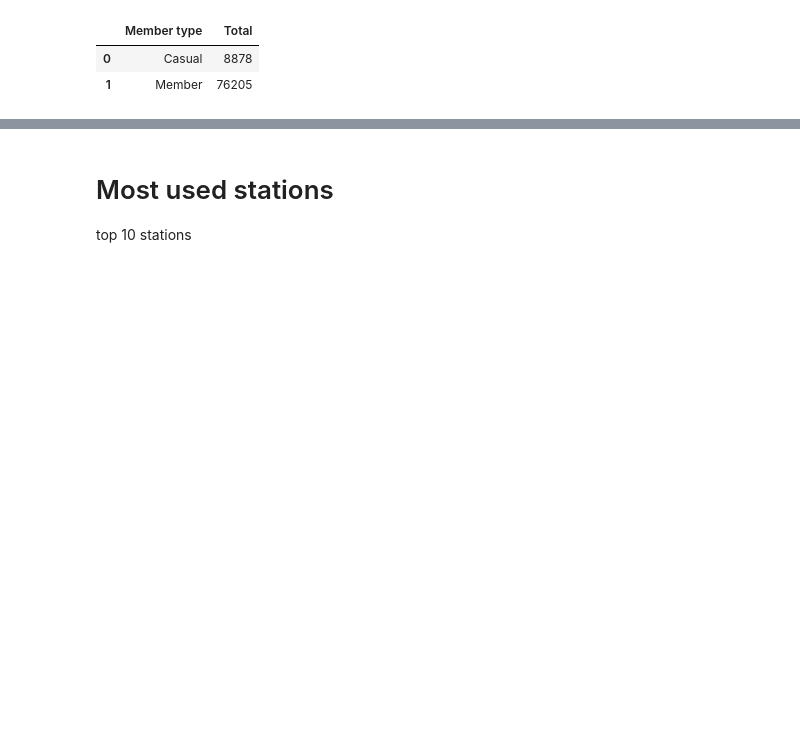
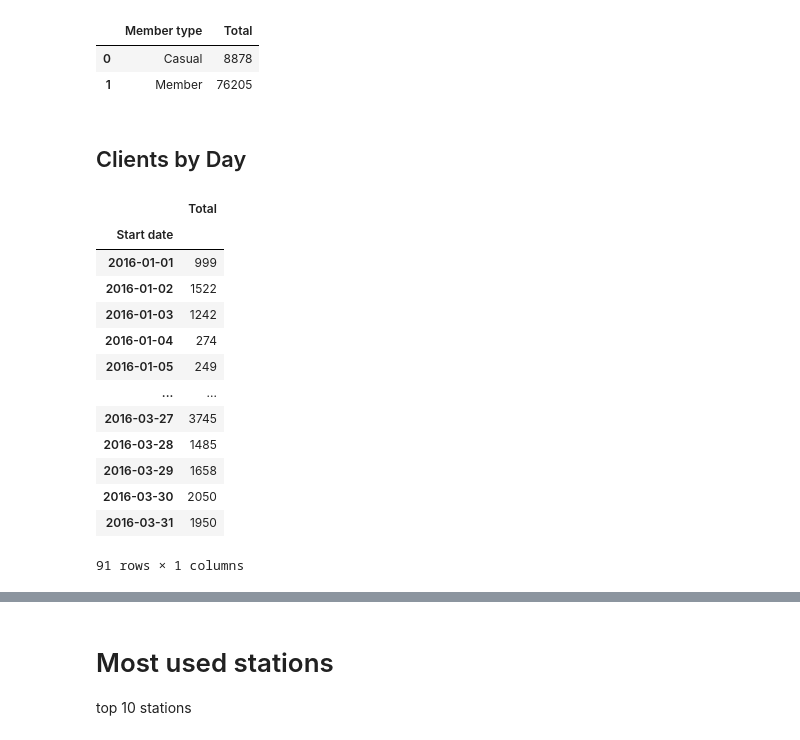
Before and after one commit to claupereirajr/datascience_study, a Jupyter notebook: aula10/Scripts - study bike sharing.ipynb, the cells around one changed output, grey strips where cells are left out. Drawn from its saved outputs; the diff is of its cells as text; code cells hidden in the pictures; blank space fills up the shorter version.

```diff
--- a/aula10/Scripts - study bike sharing.ipynb
+++ b/aula10/Scripts - study bike sharing.ipynb
@@ -218,3 +216,28 @@ dataframe_night_clients_total_by_type
 |  | Member type | Total |
 | 0 | Casual | 8878 |
 | 1 | Member | 76205 |
+# %% [markdown]
+## Clients by Day
+# %%
+dataframe_casualclients_by_day = dataframe_casualclients.copy()
+dataframe_casualclients_by_day["Start date"] = pd.to_datetime(dataframe_casualclients_by_day["Start date"])
+dataframe_casualclients_by_day.set_index("Start date", inplace=True)
+dataframe_casualclients_by_day = dataframe_casualclients_by_day.groupby(pd.Grouper(freq="D")).count()
+dataframe_casualclients_by_day.drop(columns=["End date", "Start station number", "Start station", "End station number","End station", "Bike number", "Member type"], inplace=True)
+dataframe_casualclients_by_day.rename(columns={"Duration":"Total"}, inplace=True)
+dataframe_casualclients_by_day
+# %% [output]
+|  | Total |
+| Start date |  |
+| 2016-01-01 | 999 |
+| 2016-01-02 | 1522 |
+| 2016-01-03 | 1242 |
+| 2016-01-04 | 274 |
+| 2016-01-05 | 249 |
+| ... | ... |
+| 2016-03-27 | 3745 |
+| 2016-03-28 | 1485 |
+| 2016-03-29 | 1658 |
+| 2016-03-30 | 2050 |
+| 2016-03-31 | 1950 |
+91 rows × 1 columns
```
Also changed, not shown: parts of 5 cells of this notebook, 1 other file.
